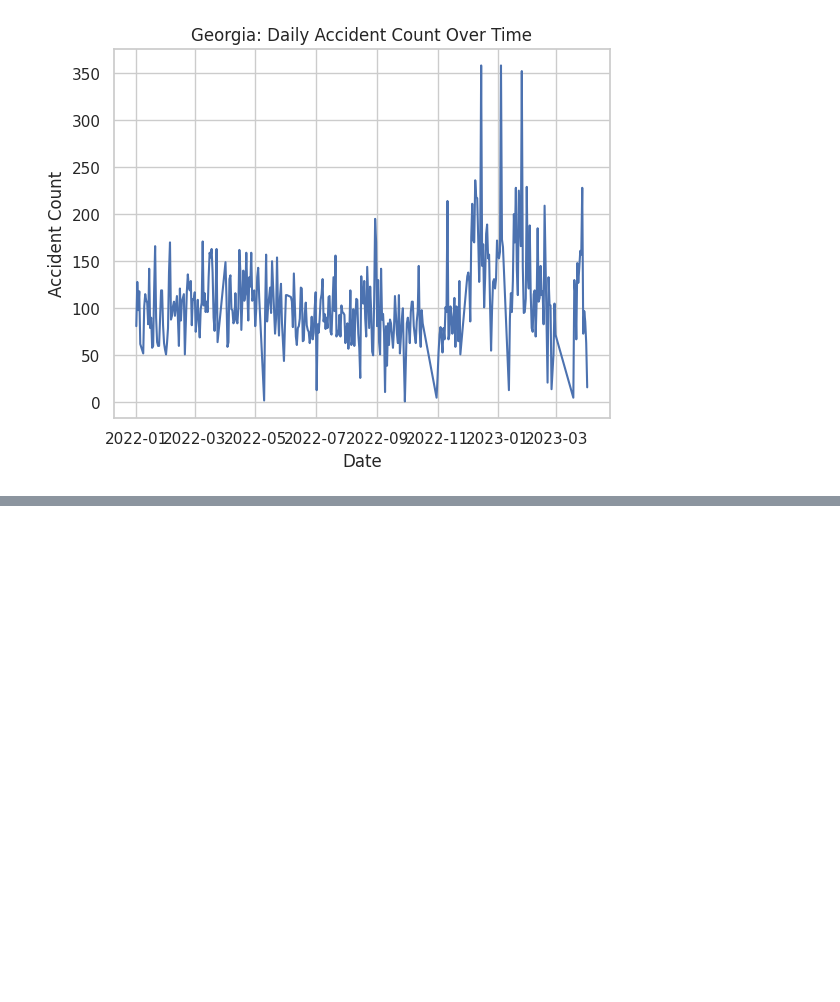
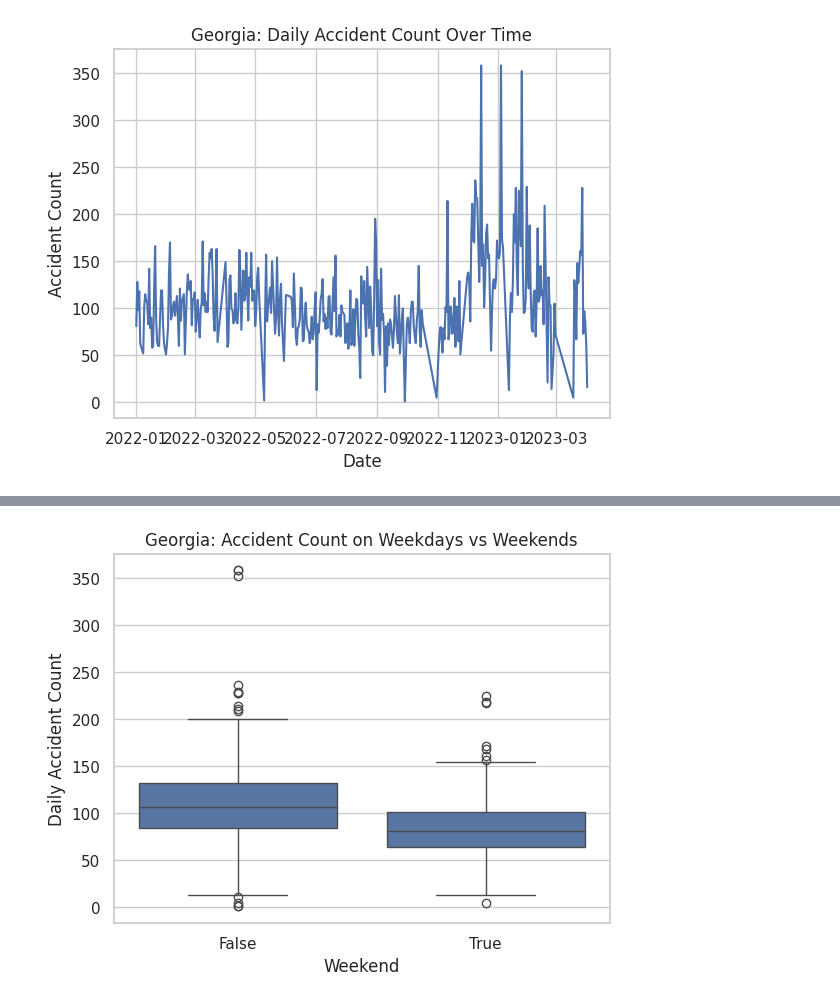
Before and after one commit to Xiong-Alex/ETL_weather-accident-correlation, a Jupyter notebook: notebooks/11_test.ipynb, the cells around one changed output, grey strips where cells are left out. Saved outputs shown, nothing was run; the diff lists cells and outputs as text; code cells hidden in the pictures; blank space fills up the shorter version.

```diff
--- a/notebooks/11_test.ipynb
+++ b/notebooks/11_test.ipynb
@@ -149,0 +169,15 @@ plt.show()
+# %%
+df["is_weekend"] = pd.to_datetime(df["date"]).dt.dayofweek >= 5
+
+plt.figure()
+sns.boxplot(
+    data=df,
+    x="is_weekend",
+    y="accident_count"
+)
+plt.title("Georgia: Accident Count on Weekdays vs Weekends")
+plt.xlabel("Weekend")
+plt.ylabel("Daily Accident Count")
+plt.show()
+# %% [output]
+[figure, added]
```
Also changed, not shown: parts of 4 cells of this notebook.
